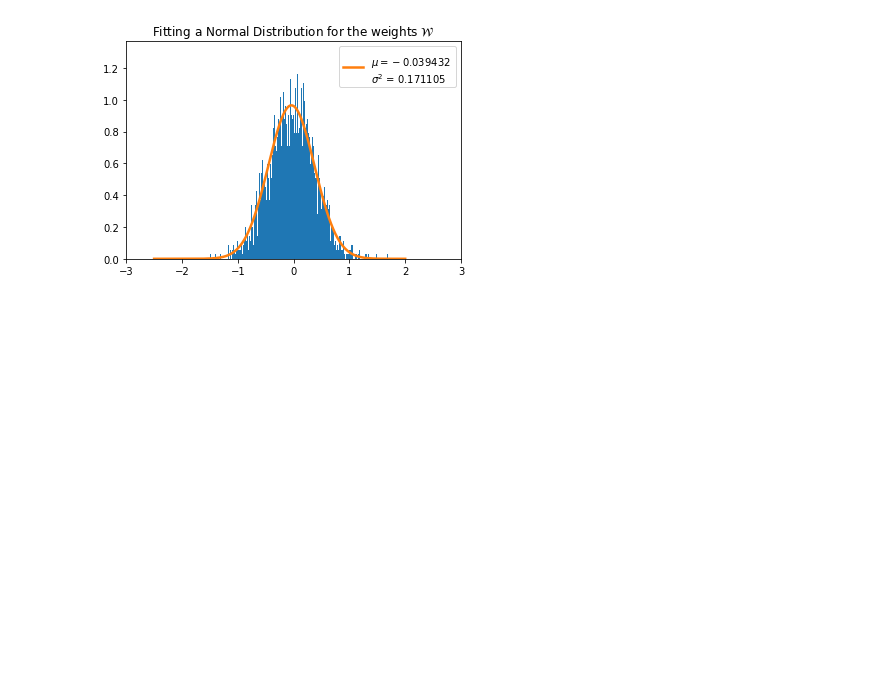
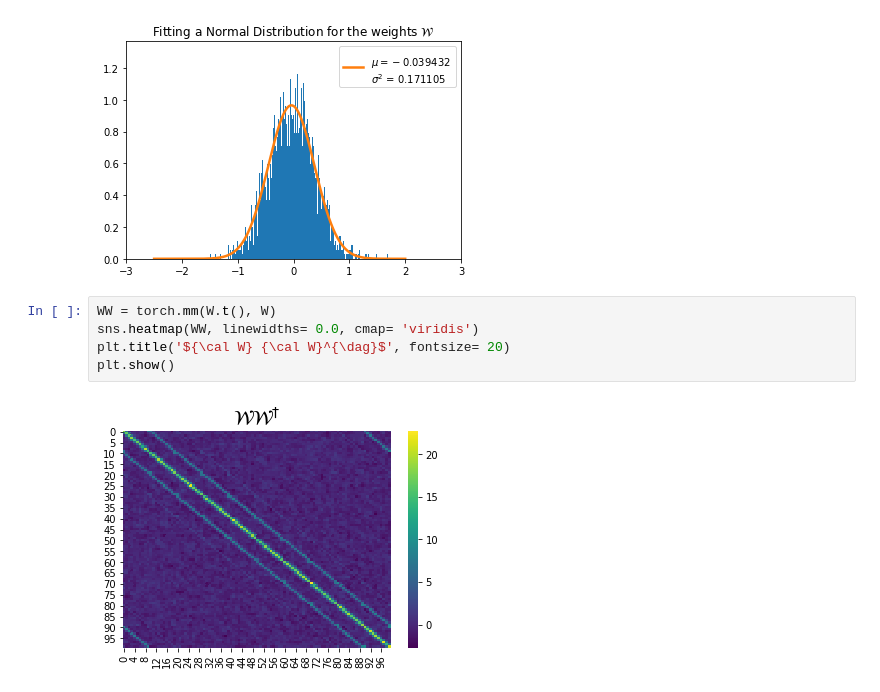
Before and after one commit to rodsveiga/rbm_flows_ising, a Jupyter notebook: RBM_L010_train_dataset_H_high.ipynb, the cells around one changed output. Saved outputs shown, nothing was run; the diff lists cells and outputs as text; blank space fills up the shorter version.

```diff
--- a/RBM_L010_train_dataset_H_high.ipynb
+++ b/RBM_L010_train_dataset_H_high.ipynb
@@ -193,3 +194,10 @@ plt.legend()
 plt.show()
 # %% [output]
 [figure]
+# %%
+WW = torch.mm(W.t(), W)
+sns.heatmap(WW, linewidths= 0.0, cmap= 'viridis')
+plt.title('${\cal W} {\cal W}^{\dag}$', fontsize= 20)
+plt.show()
+# %% [output]
+[figure, added]
```
Also changed, not shown: parts of 1 cell of this notebook, 2 other files.
